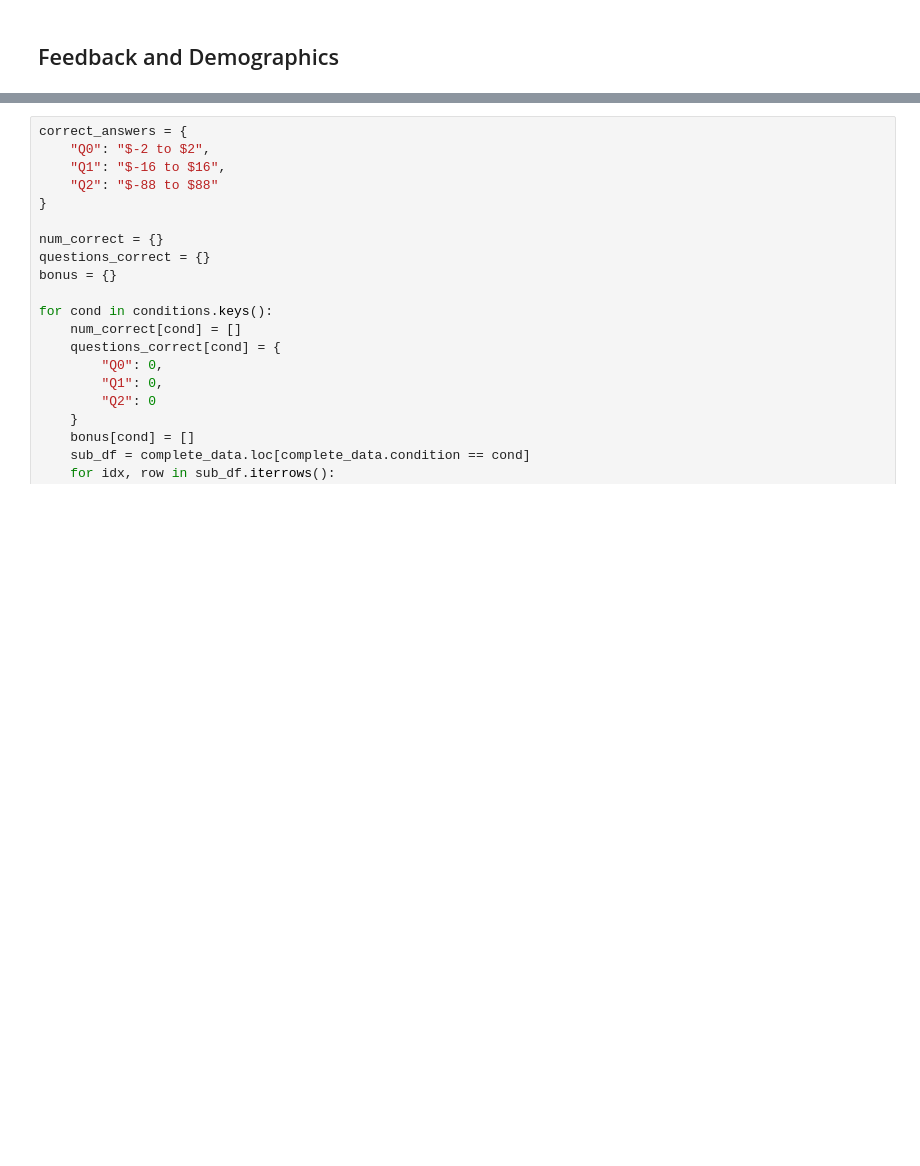
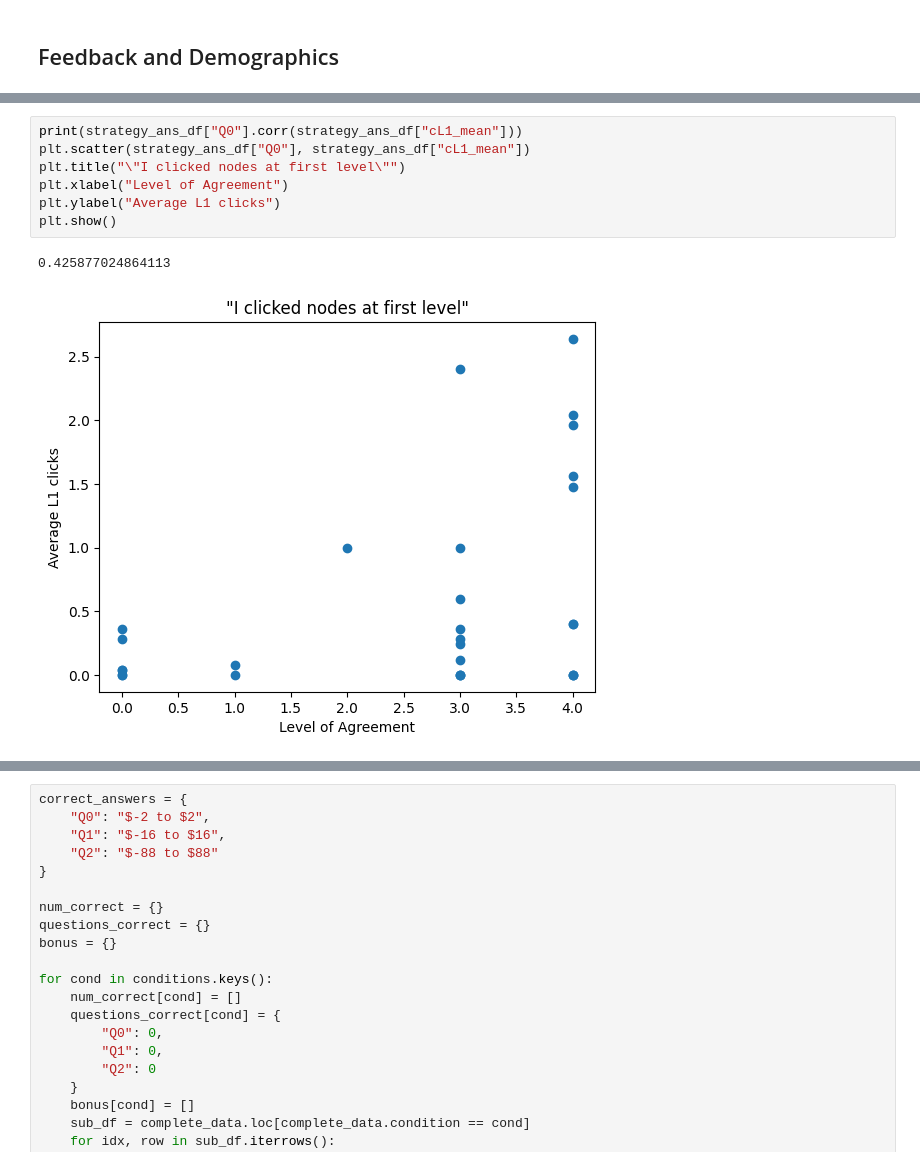
Before and after one commit to srinidhisrinivas/mcl-misalignment-mouselab, a Jupyter notebook: analysis/Preprocessing + Pilot Analysis.ipynb, the cells around one changed output, grey strips where cells are left out. Drawn from its saved outputs; the diff is of its cells as text; blank space fills up the shorter version.

```diff
--- a/analysis/Preprocessing + Pilot Analysis.ipynb
+++ b/analysis/Preprocessing + Pilot Analysis.ipynb
@@ -1064,0 +1120,10 @@ Difficulty: Not difficult, I think, but the fact the node inspector made me lose
+# %%
+print(strategy_ans_df["Q0"].corr(strategy_ans_df["cL1_mean"]))
+plt.scatter(strategy_ans_df["Q0"], strategy_ans_df["cL1_mean"])
+plt.title("\"I clicked nodes at first level\"")
+plt.xlabel("Level of Agreement")
+plt.ylabel("Average L1 clicks")
+plt.show()
+# %% [output]
+0.425877024864113
+[figure, added]
```
Also changed, not shown: parts of 33 cells of this notebook, 4 other files.
